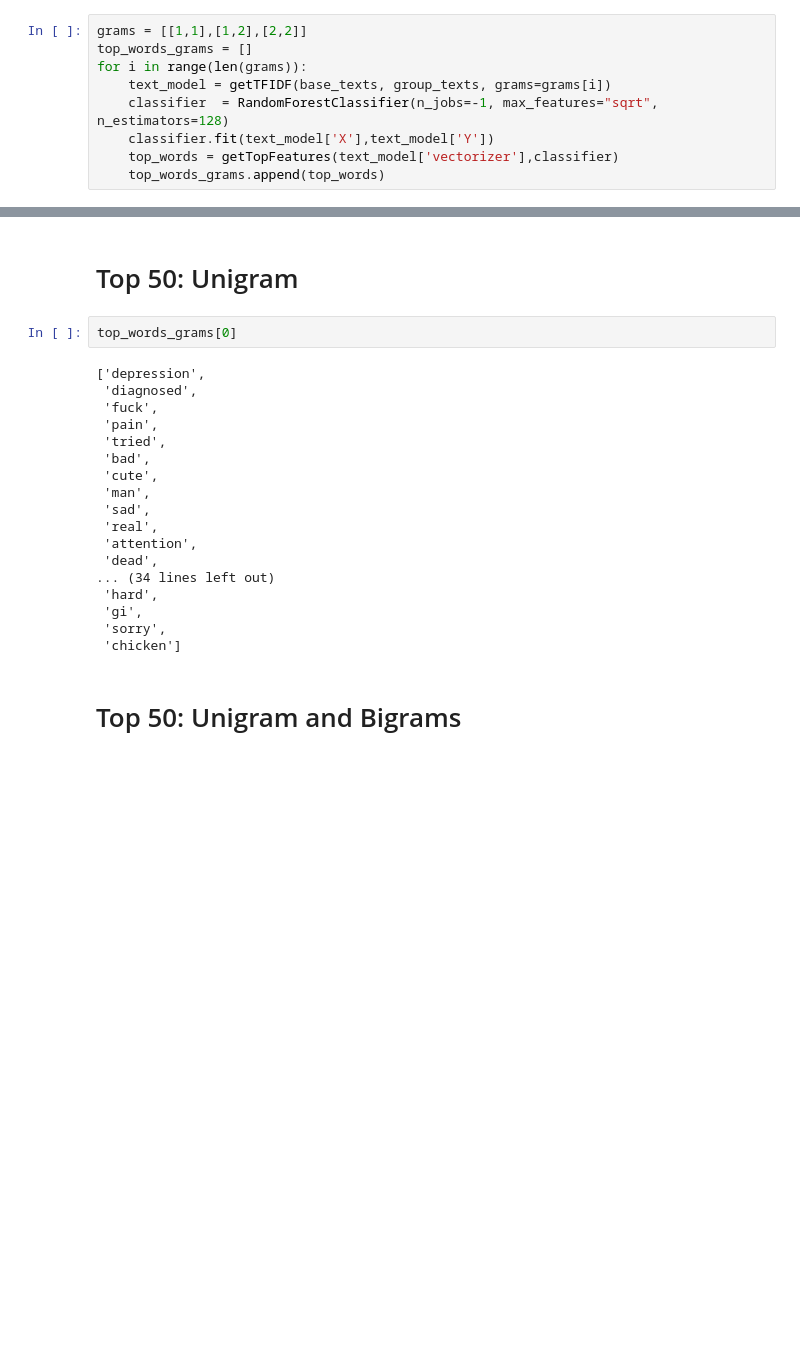
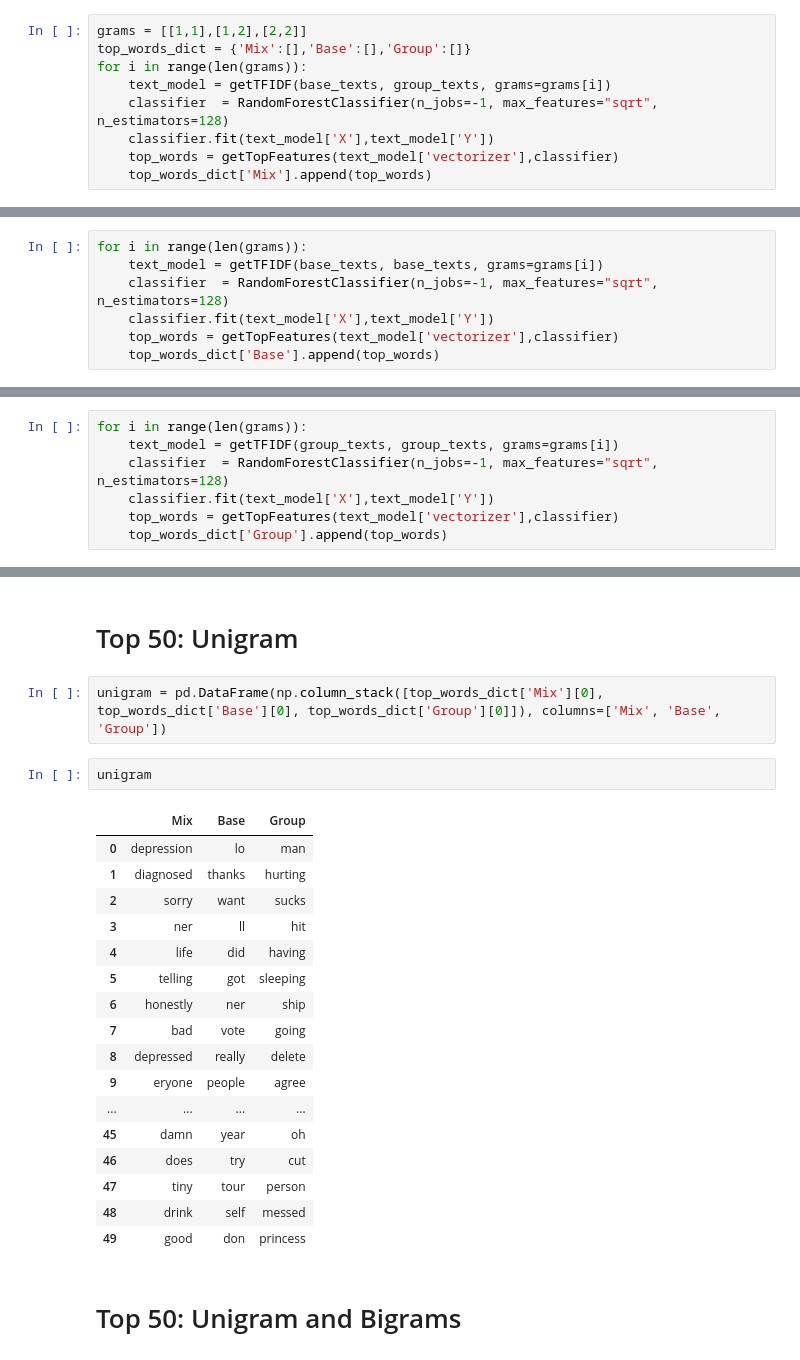
Before and after one commit to Adeline-Wei/Depression_Research, a Jupyter notebook: 1_preprocessing/user_analysis_v2.ipynb, the cells around one changed output, grey strips where cells are left out. Cells and saved outputs as stored; diff of their text form; blank space fills up the shorter version.

Commit message:
fix some tfidf problems, but not yet

```diff
--- a/1_preprocessing/user_analysis_v2.ipynb
+++ b/1_preprocessing/user_analysis_v2.ipynb
@@ -195,13 +209,13 @@ def getTopFeatures(vectorizer, classifier, k=50):
 # Train RandomForest Classifier
 # %%
 grams = [[1,1],[1,2],[2,2]]
-top_words_grams = []
+top_words_dict = {'Mix':[],'Base':[],'Group':[]}
 for i in range(len(grams)):
     text_model = getTFIDF(base_texts, group_texts, grams=grams[i])
     classifier  = RandomForestClassifier(n_jobs=-1, max_features="sqrt", n_estimators=128)
     classifier.fit(text_model['X'],text_model['Y'])
     top_words = getTopFeatures(text_model['vectorizer'],classifier)
-    top_words_grams.append(top_words)
+    top_words_dict['Mix'].append(top_words)
 # %% [output]
 Get Tf-idf with grams:[1, 1]
 Get Tf-idf with grams:[1, 2]
@@ -208,0 +243,7 @@ Get Tf-idf with grams:[2, 2]
+# %%
+for i in range(len(grams)):
+    text_model = getTFIDF(base_texts, base_texts, grams=grams[i])
+    classifier  = RandomForestClassifier(n_jobs=-1, max_features="sqrt", n_estimators=128)
+    classifier.fit(text_model['X'],text_model['Y'])
+    top_words = getTopFeatures(text_model['vectorizer'],classifier)
+    top_words_dict['Base'].append(top_words)
@@ -208,0 +254,7 @@ Get Tf-idf with grams:[2, 2]
+# %%
+for i in range(len(grams)):
+    text_model = getTFIDF(group_texts, group_texts, grams=grams[i])
+    classifier  = RandomForestClassifier(n_jobs=-1, max_features="sqrt", n_estimators=128)
+    classifier.fit(text_model['X'],text_model['Y'])
+    top_words = getTopFeatures(text_model['vectorizer'],classifier)
+    top_words_dict['Group'].append(top_words)
@@ -209,24 +265,26 @@ Get Tf-idf with grams:[2, 2]
 # %% [markdown]
 # Top 50: Unigram
-# %%
-top_words_grams[0]
-# %% [output]
-['depression',
- 'diagnosed',
- 'fuck',
- 'pain',
- 'tried',
- 'bad',
- 'cute',
- 'man',
- 'sad',
- 'real',
- 'attention',
- 'dead',
-... (34 lines left out)
- 'hard',
- 'gi',
- 'sorry',
- 'chicken']
+# %%
+unigram = pd.DataFrame(np.column_stack([top_words_dict['Mix'][0], top_words_dict['Base'][0], top_words_dict['Group'][0]]), columns=['Mix', 'Base', 'Group'])
+# %%
+unigram
+# %% [output]
+|  | Mix | Base | Group |
+| 0 | depression | lo | man |
+| 1 | diagnosed | thanks | hurting |
+| 2 | sorry | want | sucks |
+| 3 | ner | ll | hit |
+| 4 | life | did | having |
+| 5 | telling | got | sleeping |
+| 6 | honestly | ner | ship |
+| 7 | bad | vote | going |
+| 8 | depressed | really | delete |
+| 9 | eryone | people | agree |
+| ... | ... | ... | ... |
+| 45 | damn | year | oh |
+| 46 | does | try | cut |
+| 47 | tiny | tour | person |
+| 48 | drink | self | messed |
+| 49 | good | don | princess |
 # %% [markdown]
 # Top 50: Unigram and Bigrams
```
Also changed, not shown: parts of 18 cells of this notebook.
